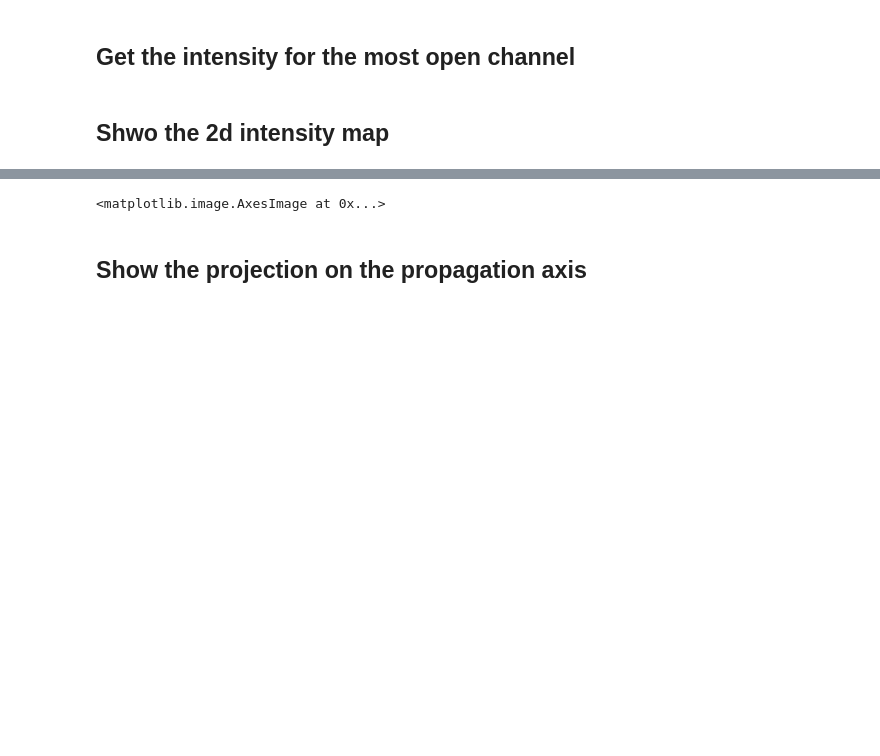
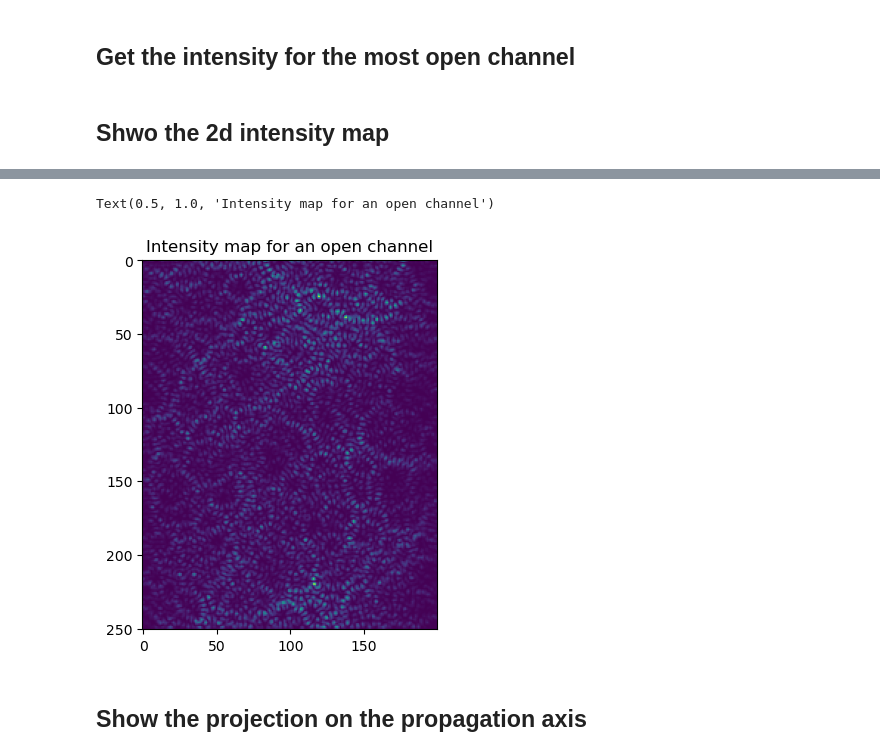
Before and after one commit to wavefrontshaping/WFS.net, a Jupyter notebook: Kwant_disordered_waveguide.ipynb, the cells around one changed output, grey strips where cells are left out. Drawn from its saved outputs; the diff is of its cells as text; code cells hidden in the pictures; blank space fills up the shorter version.

```diff
--- a/Kwant_disordered_waveguide.ipynb
+++ b/Kwant_disordered_waveguide.ipynb
@@ -237,4 +230,5 @@ I = np.abs(phi[0]).transpose()**2
 # %%
 plt.figure()
 plt.imshow(I)
+plt.title('Intensity map for an open channel')
 # %% [output]
@@ -243,4 +235,5 @@ plt.imshow(I)
-<matplotlib.image.AxesImage at 0x...>
+Text(0.5, 1.0, 'Intensity map for an open channel')
+[figure, added]
 # %% [markdown]
 ## Show the projection on the propagation axis
 # %%
```
Also changed, not shown: parts of 7 cells of this notebook.
